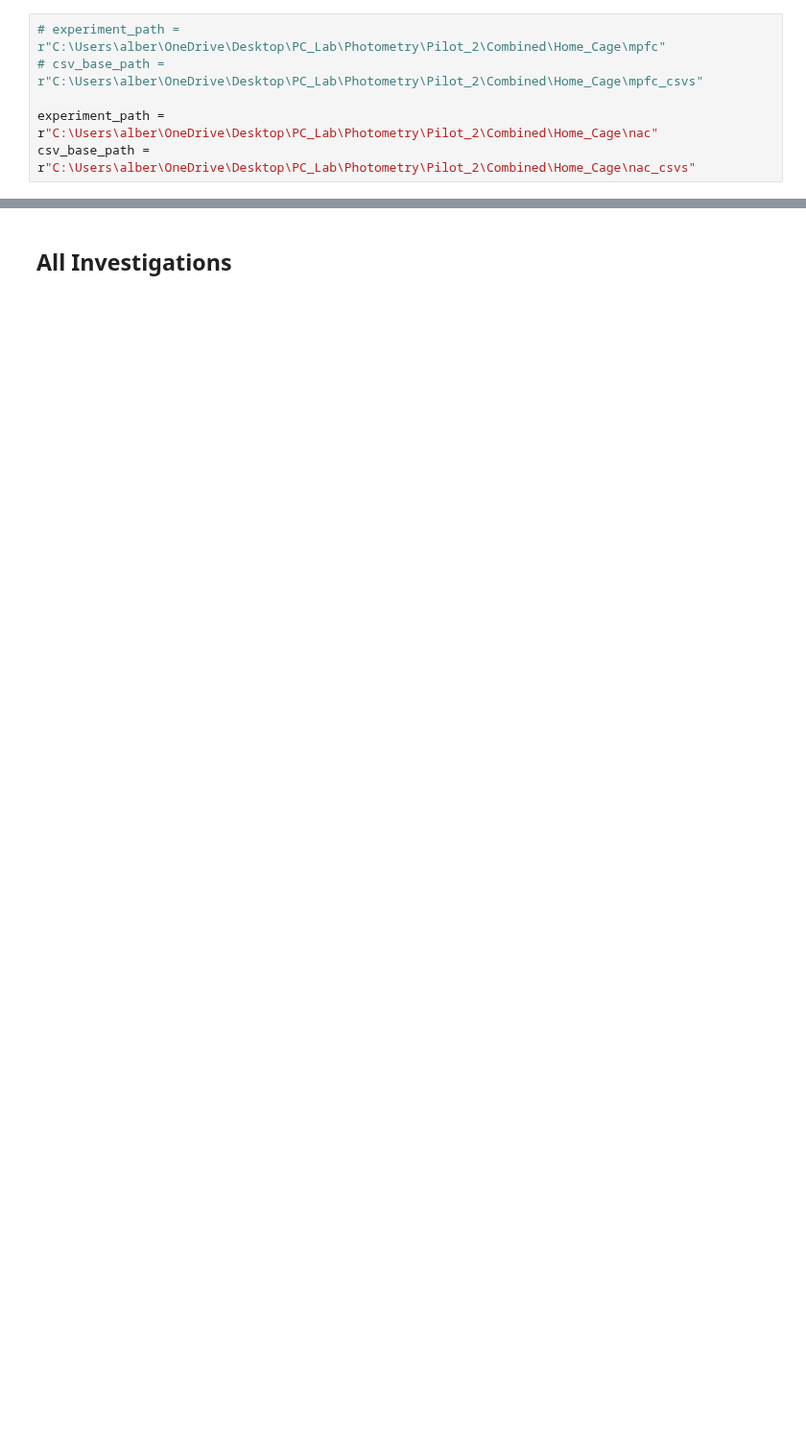
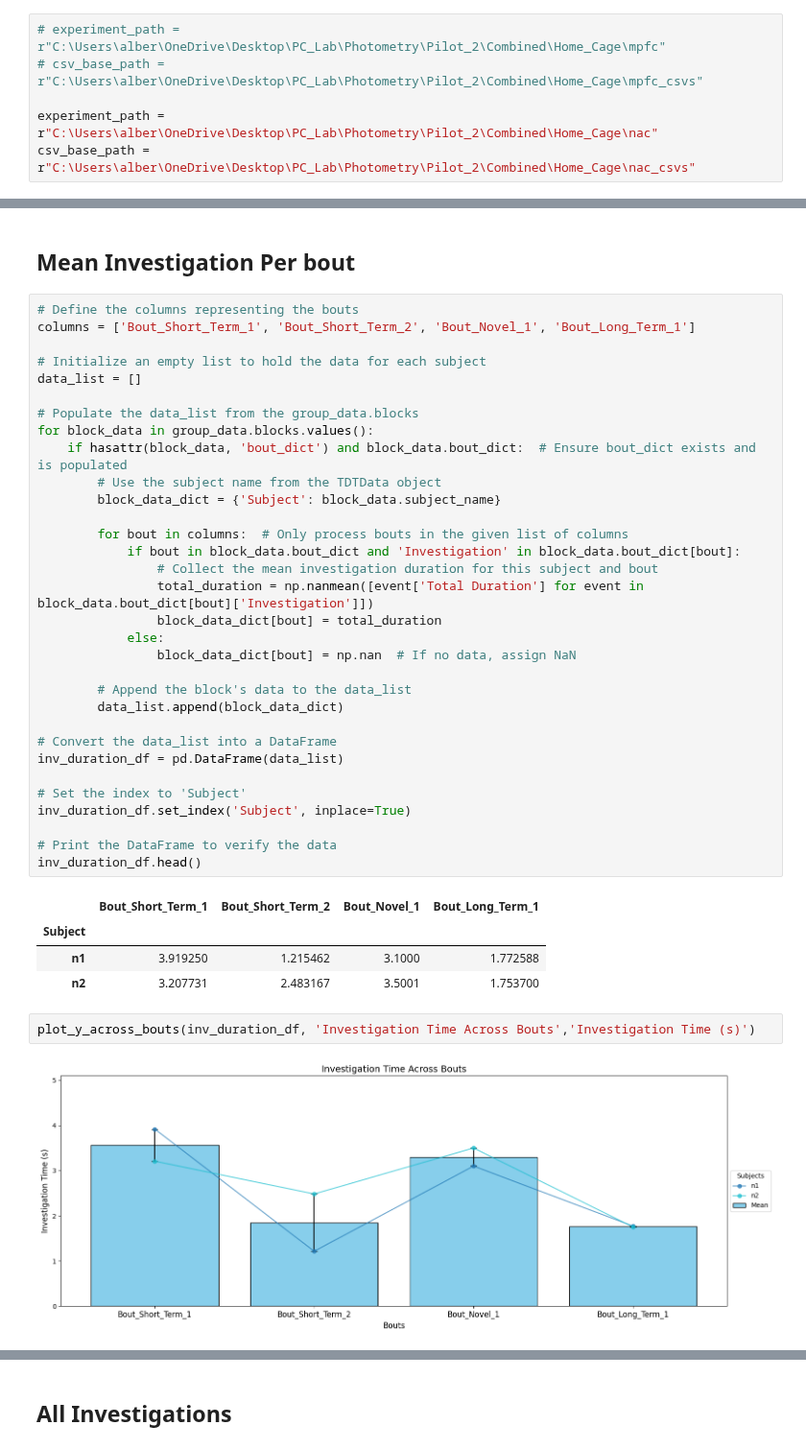
Before and after one commit to AlbertLeei/PCLAB_Photometry, a Jupyter notebook: P2_Code/home_cage/home_cage_analysis.ipynb, the cells around one changed output, grey strips where cells are left out. Shown at 96% size. Saved outputs shown, nothing was run; the diff lists cells and outputs as text; blank space fills up the shorter version.

```diff
--- a/P2_Code/home_cage/home_cage_analysis.ipynb
+++ b/P2_Code/home_cage/home_cage_analysis.ipynb
@@ -147,0 +99,43 @@ plt.show()
+# %% [markdown]
+## Mean Investigation Per bout
+# %%
+# Define the columns representing the bouts
+columns = ['Bout_Short_Term_1', 'Bout_Short_Term_2', 'Bout_Novel_1', 'Bout_Long_Term_1']
+
+# Initialize an empty list to hold the data for each subject
+data_list = []
+
+# Populate the data_list from the group_data.blocks
+for block_data in group_data.blocks.values():
+    if hasattr(block_data, 'bout_dict') and block_data.bout_dict:  # Ensure bout_dict exists and is populated
+        # Use the subject name from the TDTData object
+        block_data_dict = {'Subject': block_data.subject_name}
+
+        for bout in columns:  # Only process bouts in the given list of columns
+            if bout in block_data.bout_dict and 'Investigation' in block_data.bout_dict[bout]:
+                # Collect the mean investigation duration for this subject and bout
+                total_duration = np.nanmean([event['Total Duration'] for event in block_data.bout_dict[bout]['Investigation']])
+                block_data_dict[bout] = total_duration
+            else:
+                block_data_dict[bout] = np.nan  # If no data, assign NaN
+
+        # Append the block's data to the data_list
+        data_list.append(block_data_dict)
+
+# Convert the data_list into a DataFrame
+inv_duration_df = pd.DataFrame(data_list)
+
+# Set the index to 'Subject'
+inv_duration_df.set_index('Subject', inplace=True)
+
+# Print the DataFrame to verify the data
+inv_duration_df.head()
+# %% [output]
+|  | Bout_Short_Term_1 | Bout_Short_Term_2 | Bout_Novel_1 | Bout_Long_Term_1 |
+| Subject |  |  |  |  |
+| n1 | 3.919250 | 1.215462 | 3.1000 | 1.772588 |
+| n2 | 3.207731 | 2.483167 | 3.5001 | 1.753700 |
+# %%
+plot_y_across_bouts(inv_duration_df, 'Investigation Time Across Bouts','Investigation Time (s)')
+# %% [output]
+[figure, added]
```
Also changed, not shown: parts of 14 cells of this notebook, 5 other files.
